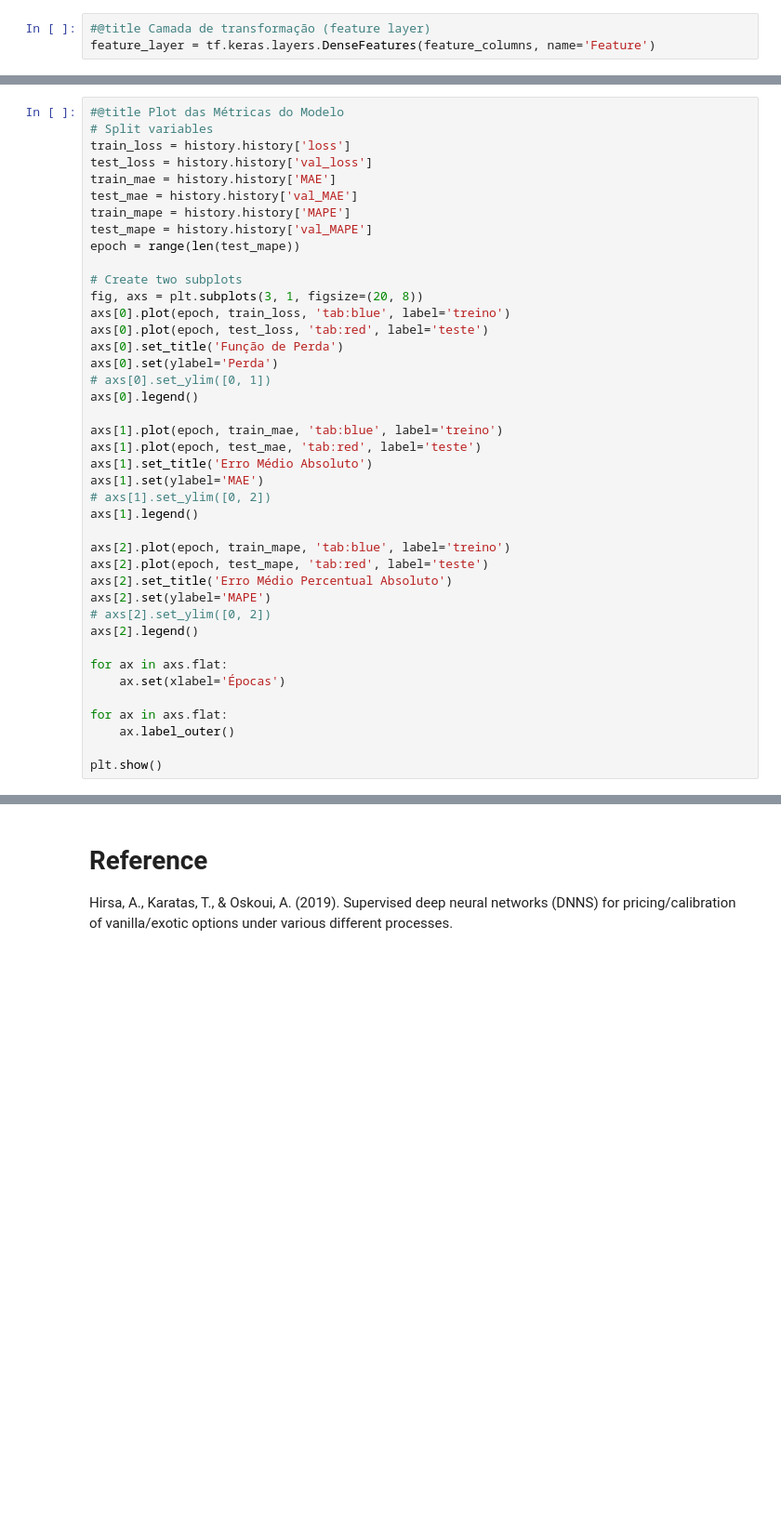
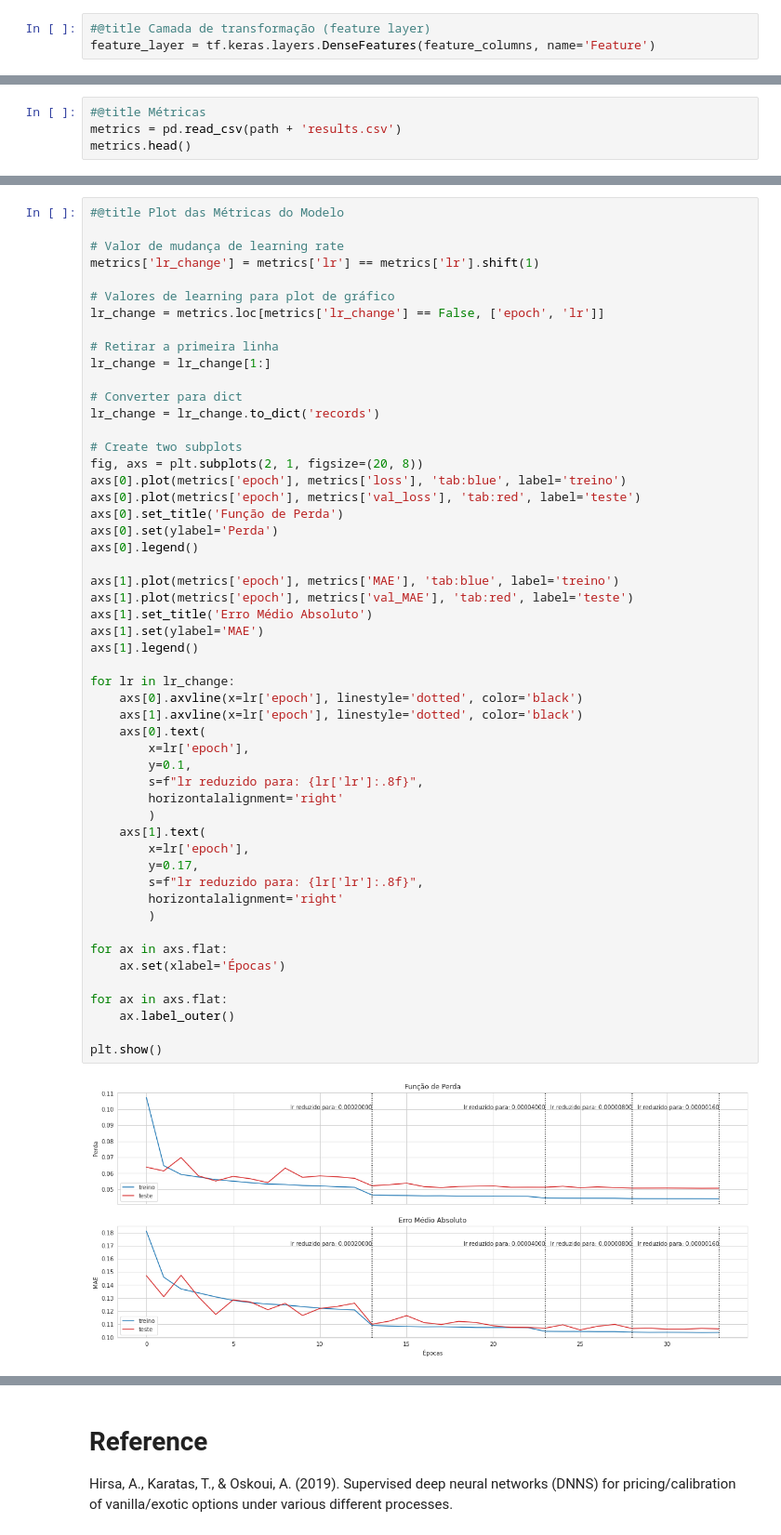
Before and after one commit to fernandofsilva/LSTM_Option_Pricing, a Jupyter notebook: notebooks/03_modelo_dnn_sequential.ipynb, the cells around one changed output, grey strips where cells are left out. Shown: that part at 93% size. Cells and saved outputs as stored; diff of their text form; blank space fills up the shorter version.

```diff
--- a/notebooks/03_modelo_dnn_sequential.ipynb
+++ b/notebooks/03_modelo_dnn_sequential.ipynb
@@ -141,0 +170,4 @@ Reached Mean Squared Erro less than 0.075, it is cancelling training!
+# %%
+#@title Métricas
+metrics = pd.read_csv(path + 'results.csv')
+metrics.head()
@@ -142,41 +181,54 @@ Reached Mean Squared Erro less than 0.075, it is cancelling training!
 # %%
 #@title Plot das Métricas do Modelo
-# Split variables
-train_loss = history.history['loss']
-test_loss = history.history['val_loss']
-train_mae = history.history['MAE']
-test_mae = history.history['val_MAE']
-train_mape = history.history['MAPE']
-test_mape = history.history['val_MAPE']
-epoch = range(len(test_mape))
+
+# Valor de mudança de learning rate
+metrics['lr_change'] = metrics['lr'] == metrics['lr'].shift(1)
+
+# Valores de learning para plot de gráfico
+lr_change = metrics.loc[metrics['lr_change'] == False, ['epoch', 'lr']]
+
+# Retirar a primeira linha
+lr_change = lr_change[1:]
+
+# Converter para dict
+lr_change = lr_change.to_dict('records')
 
 # Create two subplots
-fig, axs = plt.subplots(3, 1, figsize=(20, 8))
-axs[0].plot(epoch, train_loss, 'tab:blue', label='treino')
-axs[0].plot(epoch, test_loss, 'tab:red', label='teste')
+fig, axs = plt.subplots(2, 1, figsize=(20, 8))
+axs[0].plot(metrics['epoch'], metrics['loss'], 'tab:blue', label='treino')
+axs[0].plot(metrics['epoch'], metrics['val_loss'], 'tab:red', label='teste')
 axs[0].set_title('Função de Perda')
 axs[0].set(ylabel='Perda')
-# axs[0].set_ylim([0, 1])
 axs[0].legend()
 
-axs[1].plot(epoch, train_mae, 'tab:blue', label='treino')
-axs[1].plot(epoch, test_mae, 'tab:red', label='teste')
+axs[1].plot(metrics['epoch'], metrics['MAE'], 'tab:blue', label='treino')
+axs[1].plot(metrics['epoch'], metrics['val_MAE'], 'tab:red', label='teste')
 axs[1].set_title('Erro Médio Absoluto')
 axs[1].set(ylabel='MAE')
-# axs[1].set_ylim([0, 2])
 axs[1].legend()
 
-axs[2].plot(epoch, train_mape, 'tab:blue', label='treino')
-axs[2].plot(epoch, test_mape, 'tab:red', label='teste')
-axs[2].set_title('Erro Médio Percentual Absoluto')
-axs[2].set(ylabel='MAPE')
-# axs[2].set_ylim([0, 2])
-axs[2].legend()
+for lr in lr_change:
+    axs[0].axvline(x=lr['epoch'], linestyle='dotted', color='black')
+    axs[1].axvline(x=lr['epoch'], linestyle='dotted', color='black')
+    axs[0].text(
+        x=lr['epoch'],
+        y=0.1,
+        s=f"lr reduzido para: {lr['lr']:.8f}",
+        horizontalalignment='right'
+        )
+    axs[1].text(
+        x=lr['epoch'],
+        y=0.17,
+        s=f"lr reduzido para: {lr['lr']:.8f}",
+        horizontalalignment='right'
+        )
 
 for ax in axs.flat:
     ax.set(xlabel='Épocas')
 
 for ax in axs.flat:
     ax.label_outer()
 
 plt.show()
+# %% [output]
+[figure, added]
```
Also changed, not shown: parts of 10 cells of this notebook.
